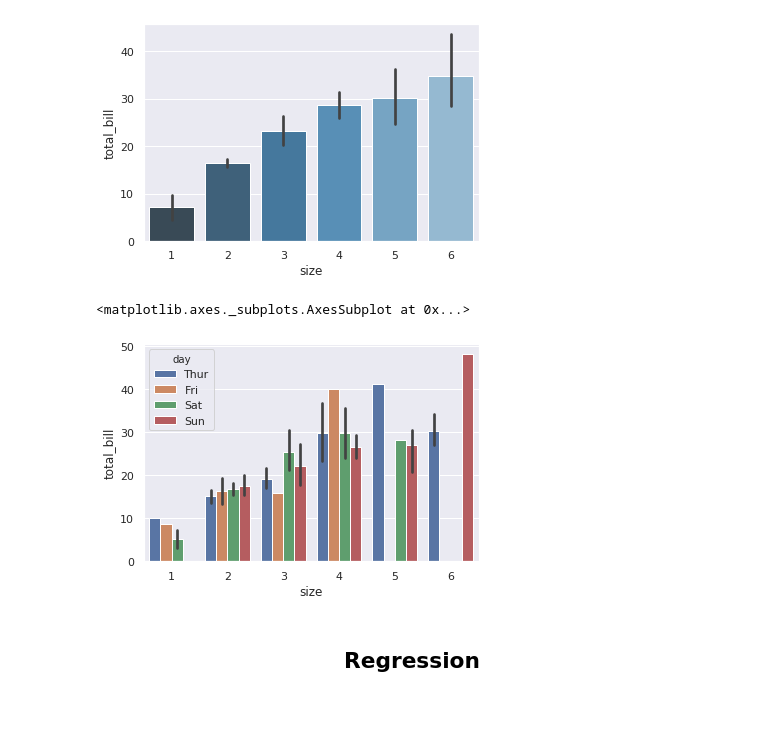
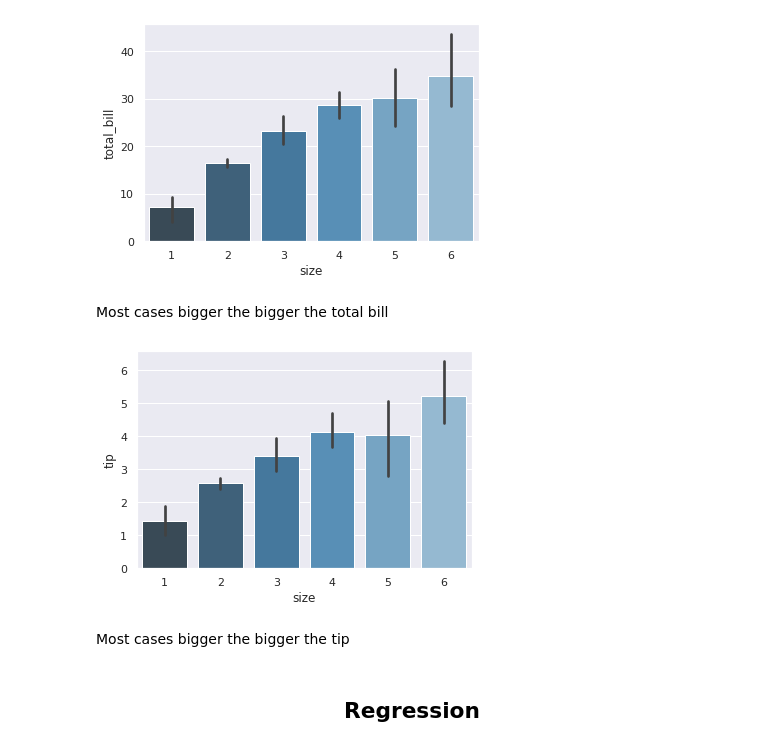
Before and after one commit to neadie/FundamentalsOfDataAnalysisProject, a Jupyter notebook: DataAnalyticsFundamentals.ipynb, the cells around one changed output. Drawn from its saved outputs; the diff is of its cells as text; code cells hidden in the pictures; blank space fills up the shorter version.

```diff
--- a/DataAnalyticsFundamentals.ipynb
+++ b/DataAnalyticsFundamentals.ipynb
@@ -286,11 +177,14 @@ In this graph, we can see that the average amount of total_bill for females is a
  ax = sns.barplot("size", y="total_bill", data=tips,palette="Blues_d")
 # %% [output]
 [figure]
+# %% [markdown]
+Most cases bigger the bigger the total bill
 # %%
-sns.barplot("size", y="total_bill", data=tips,hue = 'day')
+ax = sns.barplot("size", y="tip", data=tips,palette="Blues_d")
 # %% [output]
-<matplotlib.axes._subplots.AxesSubplot at 0x...>
-[figure, old version]
+[figure, new version]
+# %% [markdown]
+Most cases bigger the bigger the tip
 # %% [markdown]
 ## <center>**Regression**</center>
 # %% [markdown]
```
Also changed, not shown: parts of 86 cells of this notebook, 1 other file.
